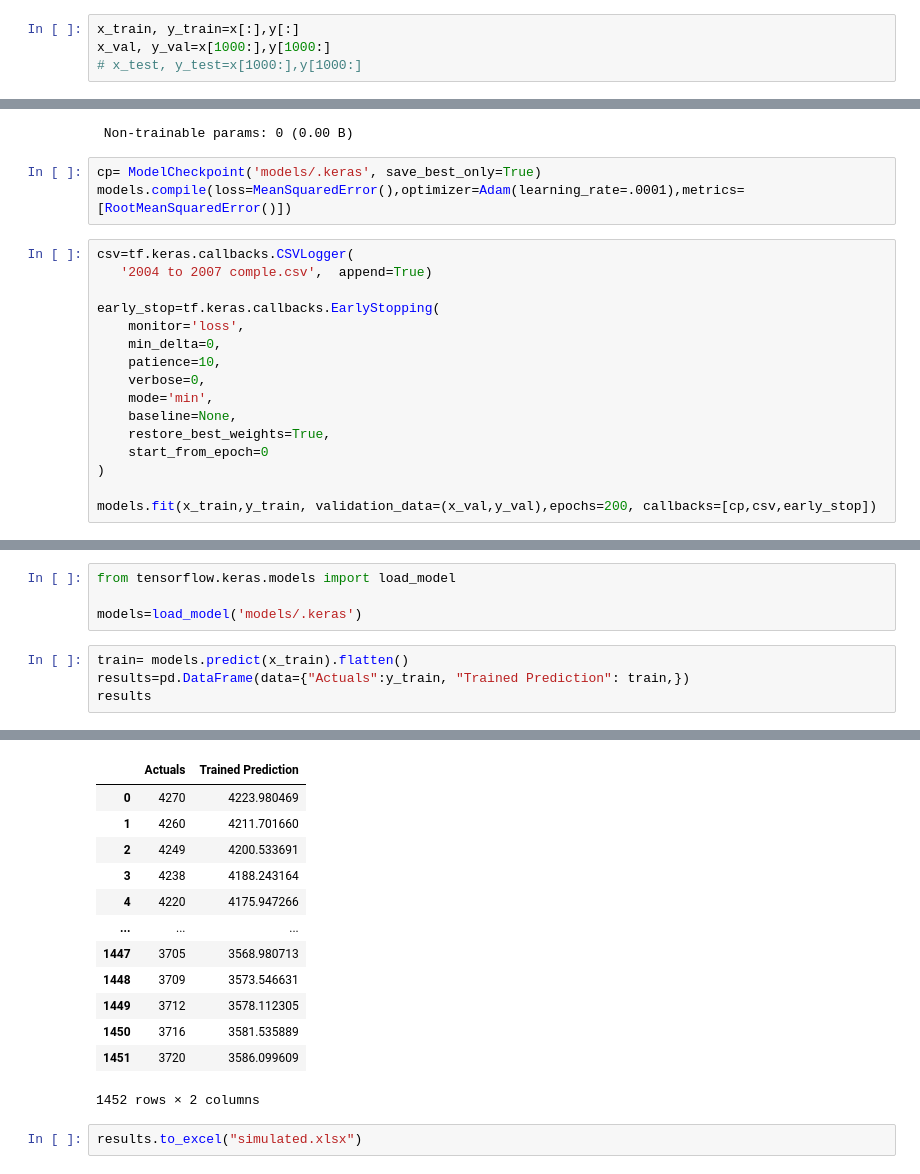
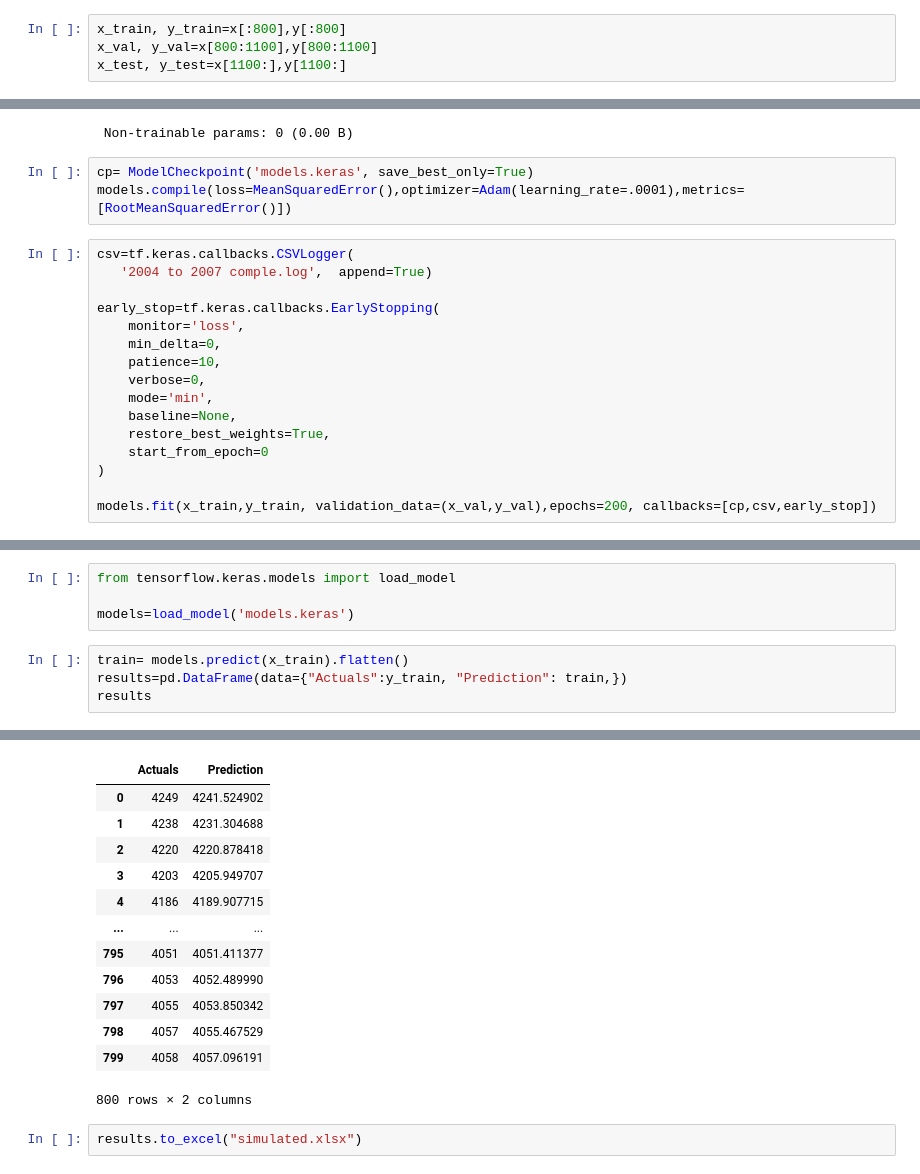
Before and after one commit to SIShanto/rainfall-model-for-flow-prediction, a Jupyter notebook: rainfall model.ipynb, the cells around one changed output, grey strips where cells are left out. Cells and saved outputs as stored; diff of their text form.

```diff
--- a/rainfall model.ipynb
+++ b/rainfall model.ipynb
@@ -57,7 +57,7 @@ x.shape, y.shape
 # %%
-x_train, y_train=x[:],y[:]
-x_val, y_val=x[1000:],y[1000:]
-# x_test, y_test=x[1000:],y[1000:]
+x_train, y_train=x[:800],y[:800]
+x_val, y_val=x[800:1100],y[800:1100]
+x_test, y_test=x[1100:],y[1100:]
 # %%
 from tensorflow.keras.models import Sequential
 from tensorflow.keras.layers import *
@@ -100,11 +100,11 @@ Model: "sequential"
  Trainable params: 4,936,801 (18.83 MB)
  Non-trainable params: 0 (0.00 B)
 # %%
-cp= ModelCheckpoint('models/.keras', save_best_only=True)
+cp= ModelCheckpoint('models.keras', save_best_only=True)
 models.compile(loss=MeanSquaredError(),optimizer=Adam(learning_rate=.0001),metrics=[RootMeanSquaredError()])
 # %%
 csv=tf.keras.callbacks.CSVLogger(
-   '2004 to 2007 comple.csv',  append=True)
+   '2004 to 2007 comple.log',  append=True)
 
 early_stop=tf.keras.callbacks.EarlyStopping(
     monitor='loss',
@@ -140,9 +140,9 @@ Epoch 60/200
 # %%
 from tensorflow.keras.models import load_model
 
-models=load_model('models/.keras')
+models=load_model('models.keras')
 # %%
 train= models.predict(x_train).flatten()
-results=pd.DataFrame(data={"Actuals":y_train, "Trained Prediction": train,})
+results=pd.DataFrame(data={"Actuals":y_train, "Prediction": train,})
 results
 # %% [output]
@@ -150,16 +150,16 @@ results
-|  | Actuals | Trained Prediction |
-| 0 | 4270 | 4223.980469 |
-| 1 | 4260 | 4211.701660 |
-| 2 | 4249 | 4200.533691 |
-| 3 | 4238 | 4188.243164 |
-| 4 | 4220 | 4175.947266 |
+|  | Actuals | Prediction |
+| 0 | 4249 | 4241.524902 |
+| 1 | 4238 | 4231.304688 |
+| 2 | 4220 | 4220.878418 |
+| 3 | 4203 | 4205.949707 |
+| 4 | 4186 | 4189.907715 |
 | ... | ... | ... |
-| 1447 | 3705 | 3568.980713 |
-| 1448 | 3709 | 3573.546631 |
-| 1449 | 3712 | 3578.112305 |
-| 1450 | 3716 | 3581.535889 |
-| 1451 | 3720 | 3586.099609 |
+| 795 | 4051 | 4051.411377 |
+| 796 | 4053 | 4052.489990 |
+| 797 | 4055 | 4053.850342 |
+| 798 | 4057 | 4055.467529 |
+| 799 | 4058 | 4057.096191 |
-1452 rows × 2 columns
+800 rows × 2 columns
 # %%
 results.to_excel("simulated.xlsx")
 # %%
```
Also changed, not shown: parts of 11 cells of this notebook.
